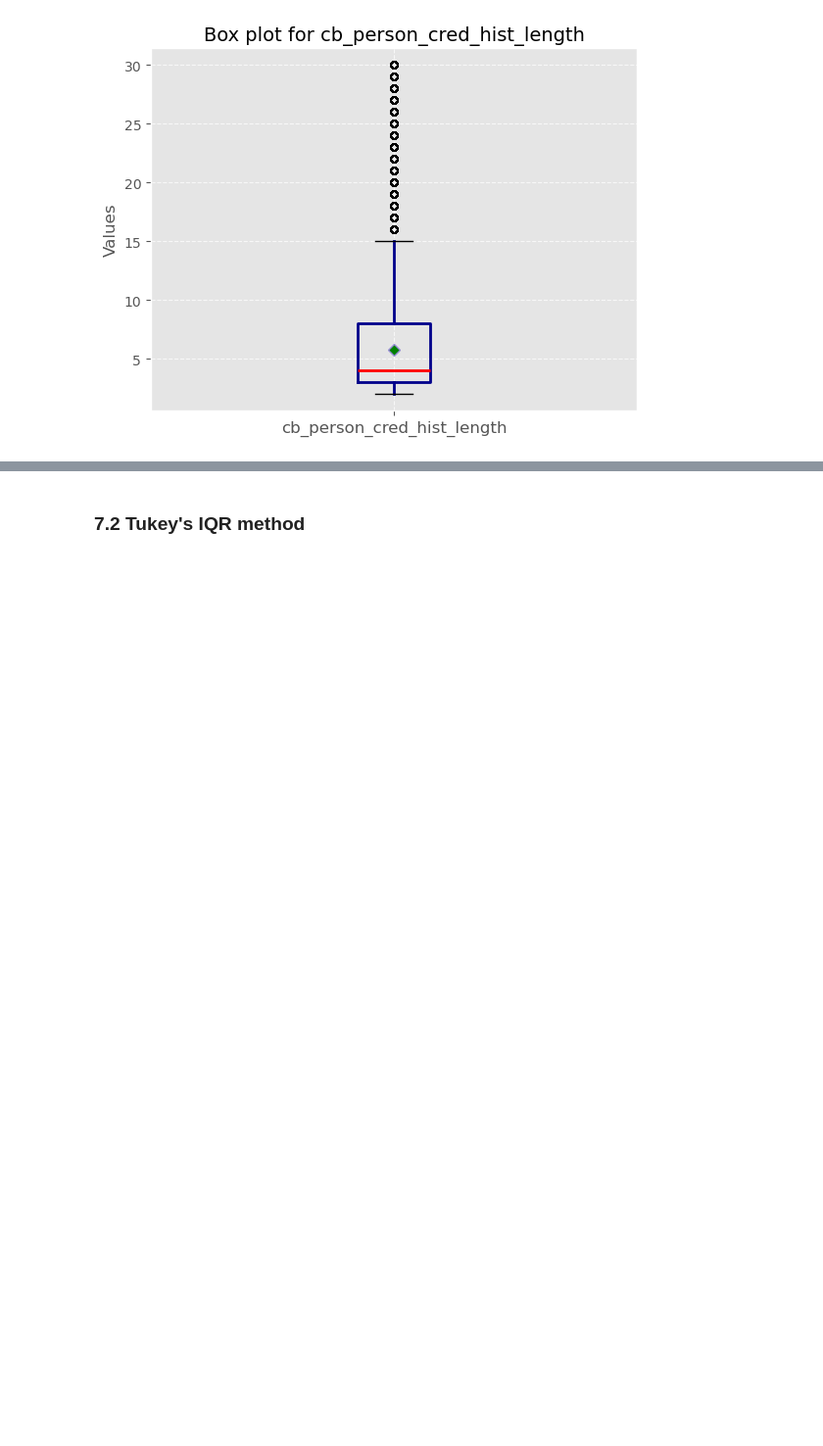
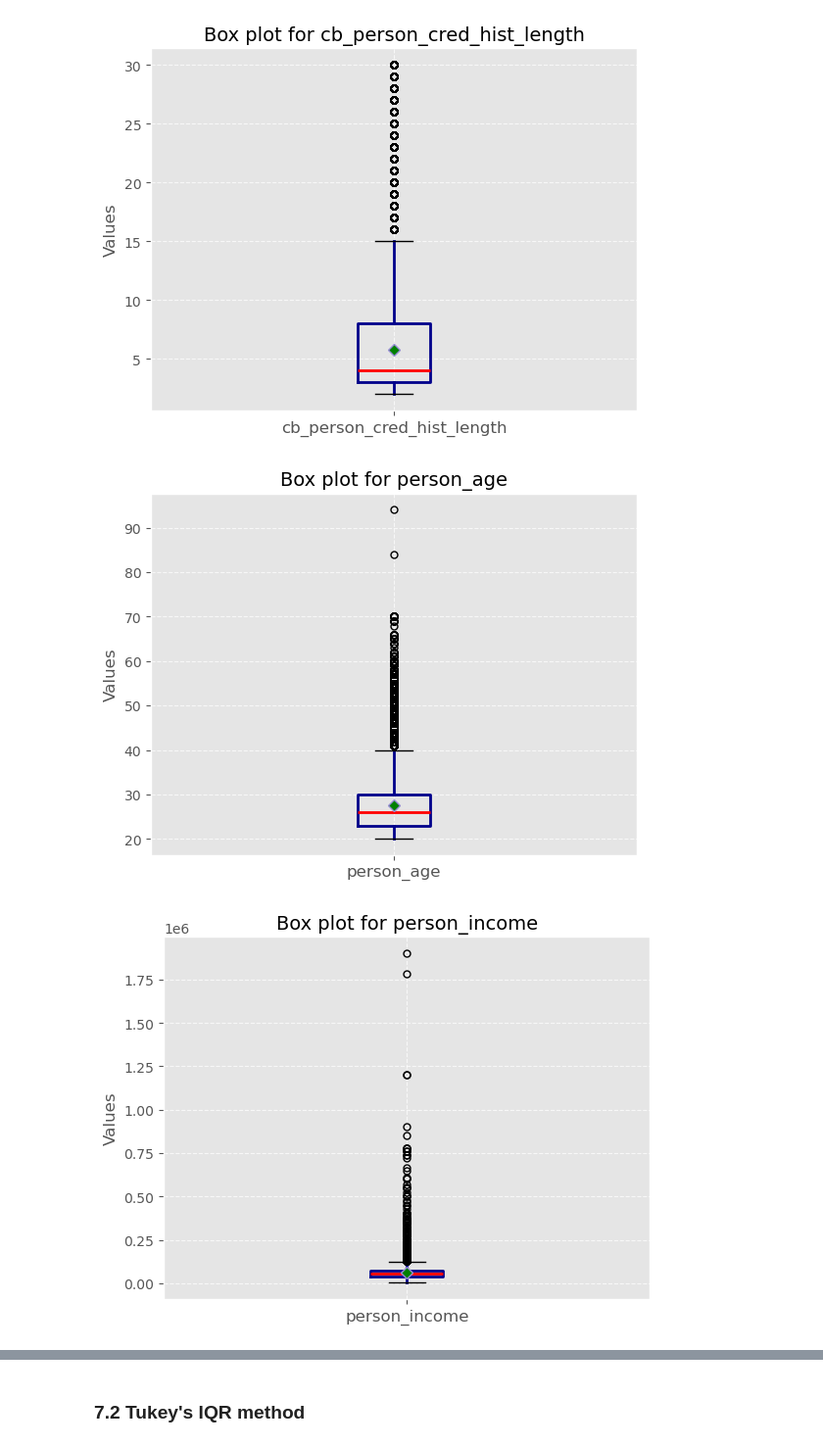
Before and after one commit to Rachel0619/Loan-Approval-Prediction, a Jupyter notebook: notebooks/EDA.ipynb, the cells around one changed output, grey strips where cells are left out. Shown at 98% size. Cells and saved outputs as stored; diff of their text form; code cells hidden in the pictures; blank space fills up the shorter version.

```diff
--- a/notebooks/EDA.ipynb
+++ b/notebooks/EDA.ipynb
@@ -357,3 +374,27 @@ for col in numerical_columns:
 [figure]
 [figure]
 [figure]
+# %%
+plt.style.use('ggplot')
+for col in numerical_columns:
+    boxprops = dict(linewidth=2, color='darkblue')  # Box properties
+    whiskerprops = dict(linewidth=2, color='darkblue')  # Whisker properties
+    medianprops = dict(linewidth=2, color='red')  # Median line properties
+    flierprops = dict(marker='o', color='orange', markersize=5)  # Outlier properties
+
+    plt.boxplot(test_df[col], boxprops=boxprops, whiskerprops=whiskerprops,
+                medianprops=medianprops, flierprops=flierprops, showmeans=True,
+                meanprops=dict(marker='D', markerfacecolor='green', markersize=6))
+
+    # Add grid for easier readability
+    plt.grid(True, linestyle='--', alpha=0.7)
+
+    # Set title and labels
+    plt.title(f"Box plot for {col}", fontsize=14)
+    plt.ylabel('Values', fontsize=12)
+    plt.xticks([1], [col], fontsize=12)
+
+    plt.show()
+# %% [output]
+[figure, added]
+[figure, added]
```
Also changed, not shown: parts of 7 cells of this notebook, 5 other files.
